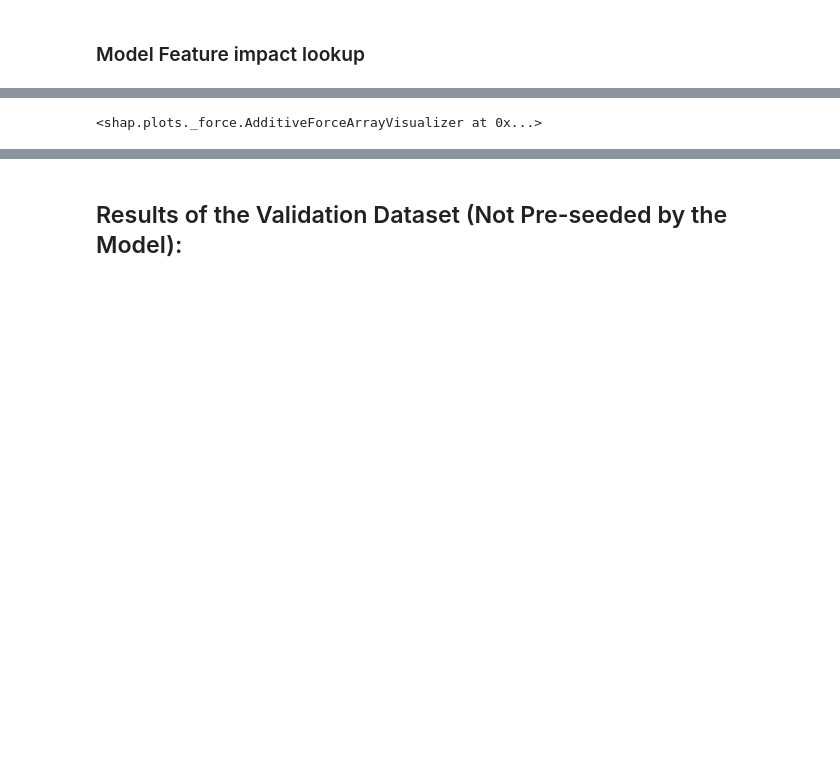
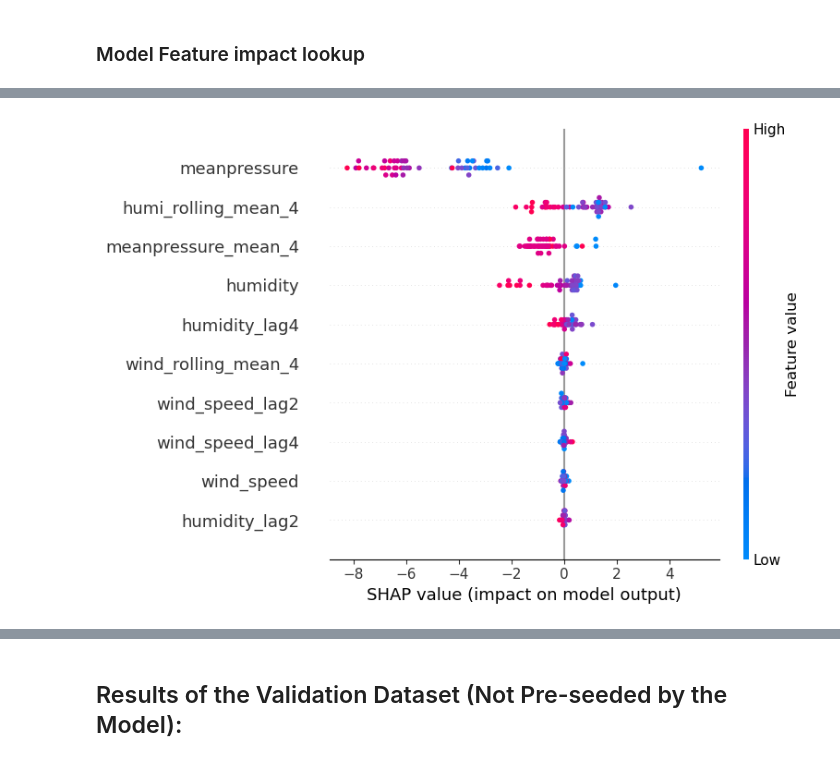
Before and after one commit to GuilhermeKnipl/Data-Science-Lab, a Jupyter notebook: frameworks_notebooks/GradBoost.ipynb, the cells around one changed output, grey strips where cells are left out. Saved outputs shown, nothing was run; the diff lists cells and outputs as text; code cells hidden in the pictures; blank space fills up the shorter version.

```diff
--- a/frameworks_notebooks/GradBoost.ipynb
+++ b/frameworks_notebooks/GradBoost.ipynb
@@ -100,9 +117,9 @@ rmse_lgbm = root_mean_squared_error(y_val,y_pred_lgbm)
 # %%
-shap.initjs()
+#shap.initjs()
 
 x_val_df = pd.DataFrame(x_val, columns=features)
 explainer = shap.Explainer(model_xgb)
 shap_values = explainer(x_val_df)
-shap.force_plot(shap_values, x_val_df)
+shap.summary_plot(shap_values.values, x_val_df, )
 #shap.plots.beeswarm(shap_values)
 # %% [output]
@@ -110 +126 @@ shap.force_plot(shap_values, x_val_df)
-<shap.plots._force.AdditiveForceArrayVisualizer at 0x...>
+[figure, added]
```
Also changed, not shown: parts of 5 cells of this notebook.
